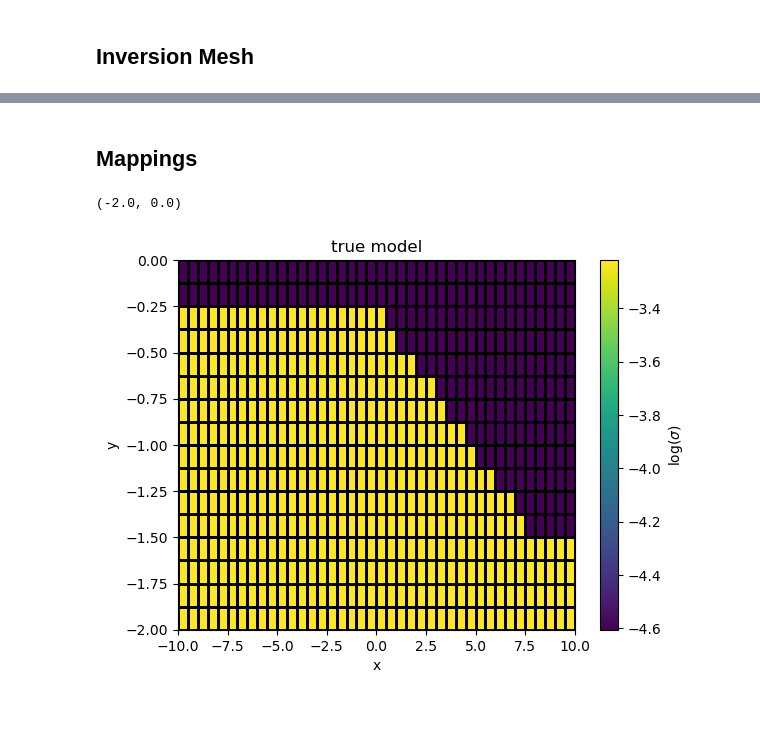
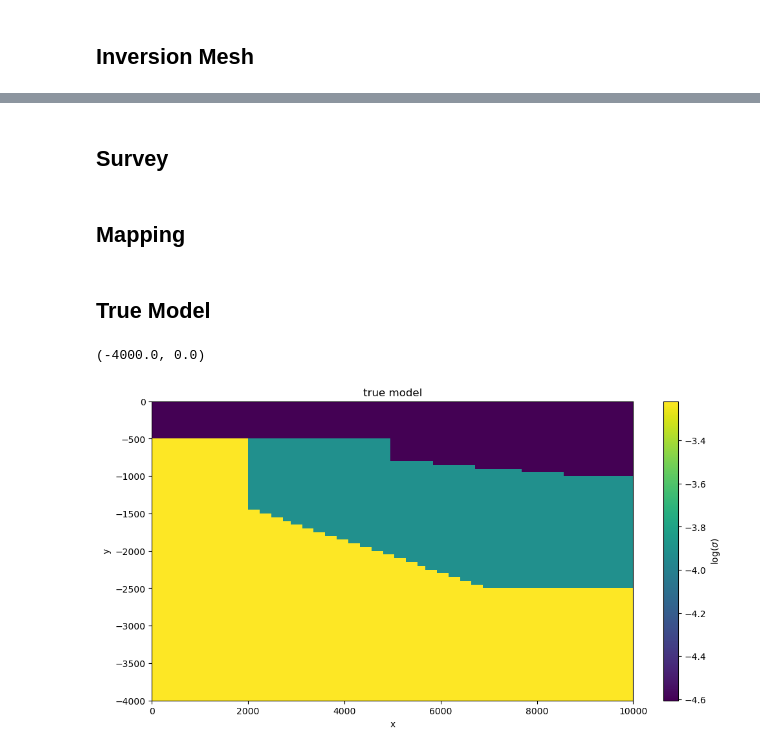
Before and after one commit to SabrinaAshik/EOSC454-Project-SabrinaAshik, a Jupyter notebook: plot_fwd_2_em3dfm.ipynb, the cells around one changed output, grey strips where cells are left out. Saved outputs shown, nothing was run; the diff lists cells and outputs as text; code cells hidden in the pictures; blank space fills up the shorter version.

```diff
--- a/plot_fwd_2_em3dfm.ipynb
+++ b/plot_fwd_2_em3dfm.ipynb
@@ -24,5 +27,6 @@ from SimPEG.electromagnetics import frequency_domain as FDEM
 ## Setup
 # %%
 sigma_surface = 10e-3
+sigma_middle = 20e-3
 sigma_deep = 40e-3
 sigma_air = 1e-8
@@ -49,16 +64,16 @@ def interface(x):
 # %% [markdown]
 ## Forward Modelling Mesh
 # %%
-csx = 0.5  # cell size for the horizontal direction
-csz = 0.125  # cell size for the vertical direction
+csx = 80  # cell size for the horizontal direction
+csz = 50  # cell size for the vertical direction
 pf = 1.3  # expansion factor for the padding cells
 
-npadx = 7  # number of padding cells in the x-direction
-npady = 7  # number of padding cells in the y-direction
-npadz = 11  # number of padding cells in the z-direction
+npadx = 5  # number of padding cells in the x-direction
+npady = 5  # number of padding cells in the y-direction
+npadz = 10  # number of padding cells in the z-direction
 
-core_domain_x = np.r_[-11.5, 11.5]  # extent of uniform cells in the x-direction
-core_domain_z = np.r_[-2.0, 0.0]  # extent of uniform cells in the z-direction
+core_domain_x = np.r_[0.0, 10.0e3]  # extent of uniform cells in the x-direction
+core_domain_z = np.r_[-4.0e3, 0.0]  # extent of uniform cells in the z-direction
 
 # number of cells in the core region
 ncx = int(np.diff(core_domain_x) / csx)
@@ -72,9 +87,9 @@ mesh = discretize.TensorMesh(
         [(csz, npadz, -pf), (csz, ncz), (csz, npadz, pf)],
     ]
 )
-# set the origin
+
 mesh.x0 = np.r_[
-    -mesh.h[0].sum() / 2.0, -mesh.h[1].sum() / 2.0, -mesh.h[2][: npadz + ncz].sum()
+    -mesh.h[0][: npadx].sum(), -mesh.h[1][: npady].sum(), -mesh.h[2][: npadz + ncz].sum()
 ]
 
 print("the mesh has {} cells".format(mesh.nC))
@@ -87,6 +102,7 @@ the mesh has 34200 cells
 ## Inversion Mesh
 # %%
 inversion_mesh = discretize.TensorMesh([mesh.h[0], mesh.h[2][mesh.cell_centers_z <= 0]])
-inversion_mesh.x0 = [-inversion_mesh.h[0].sum() / 2.0, -inversion_mesh.h[1].sum()]
-inversion_mesh.plot_grid()
+inversion_mesh.x0 = [-inversion_mesh.h[0][mesh.cell_centers_x <= 0].sum(), -inversion_mesh.h[1].sum()]
+ax = inversion_mesh.plot_grid()
+plt.rcParams["figure.figsize"] = (10, 3)
 # %% [output]
@@ -95,2 +110,2 @@ inversion_mesh.plot_grid()
 # %% [markdown]
-## Mappings
+## Survey
@@ -96,0 +153,2 @@ inversion_mesh.plot_grid()
+# %% [markdown]
+## Mapping
@@ -97,14 +170,17 @@ inversion_mesh.plot_grid()
+# %% [markdown]
+## True Model
 # %%
 m_true = np.log(sigma_deep) * np.ones(inversion_mesh.nC)
-interface_depth = interface(inversion_mesh.gridCC[:, 0])
-m_true[inversion_mesh.gridCC[:, 1] > interface_depth] = np.log(sigma_surface)
+interface_depth_1, interface_depth_2 = interface(inversion_mesh.gridCC[:, 0])
+m_true[inversion_mesh.gridCC[:, 1] > interface_depth_2] = np.log(sigma_middle)
+m_true[inversion_mesh.gridCC[:, 1] > interface_depth_1] = np.log(sigma_surface)
 
-fig, ax = plt.subplots(1, 1)
-cb = plt.colorbar(inversion_mesh.plot_image(m_true, ax=ax, grid=True)[0], ax=ax)
+fig, ax = plt.subplots(1, 1, figsize=(12,6))
+cb = plt.colorbar(inversion_mesh.plot_image(m_true, ax=ax, grid=False)[0], ax=ax)
 cb.set_label(r"$\log(\sigma)$")
 ax.set_title("true model")
-ax.set_xlim([-10, 10])
-ax.set_ylim([-2, 0])
+ax.set_xlim([0, 10e3])
+ax.set_ylim([-4e3, 0])
 # %% [output]
-(-2.0, 0.0)
+(-4000.0, 0.0)
-[figure, old version]
+[figure, new version]
```
Also changed, not shown: parts of 7 cells of this notebook.
